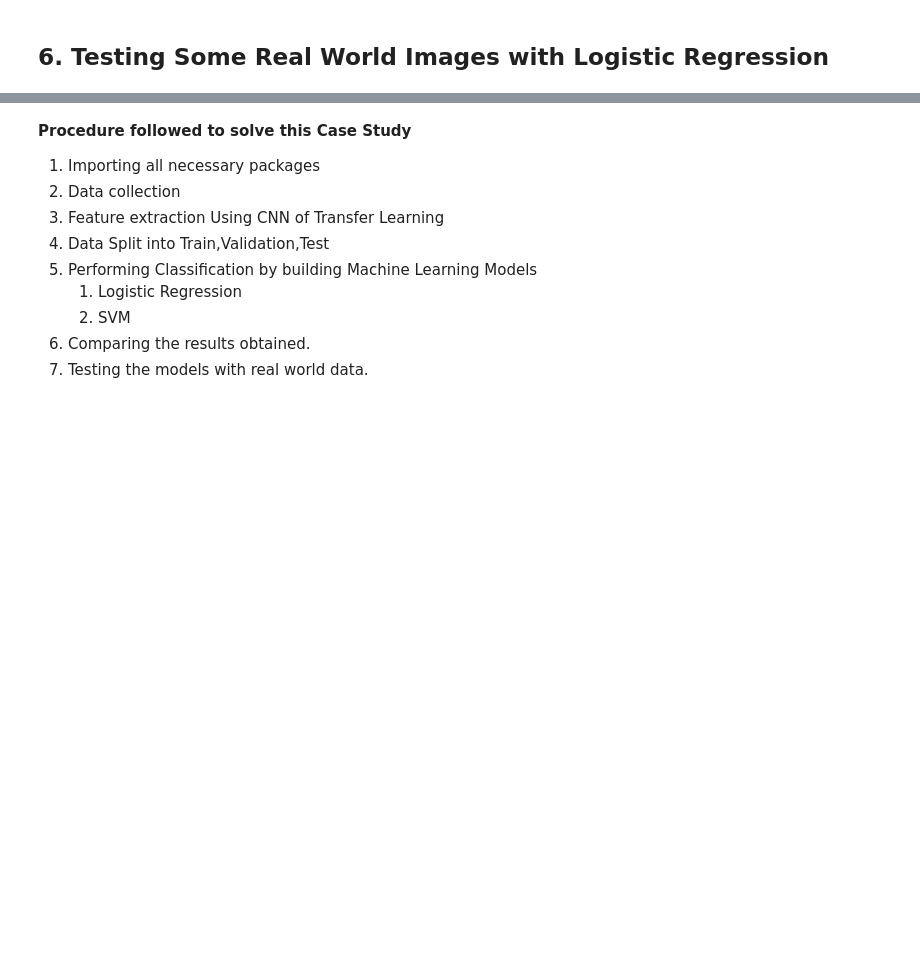
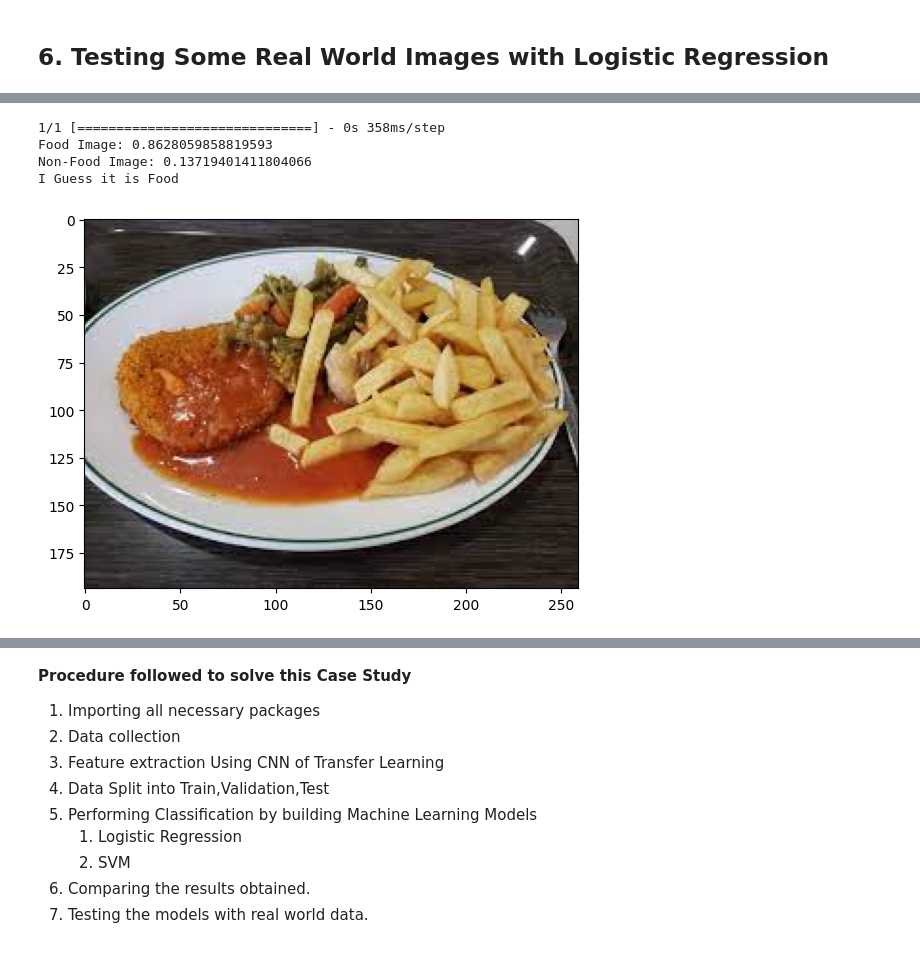
Before and after one commit to Federicosoldati/FoodImageClassification-MichelinGuide, a Jupyter notebook: FoodImage_Classification.ipynb, the cells around one changed output, grey strips where cells are left out. Drawn from its saved outputs; the diff is of its cells as text; code cells hidden in the pictures; blank space fills up the shorter version.

```diff
--- a/FoodImage_Classification.ipynb
+++ b/FoodImage_Classification.ipynb
@@ -474,0 +416,8 @@ I Guess it is Non-Food
+# %%
+image_classifier('alma3.jfif')
+# %% [output]
+1/1 [==============================] - 0s 358ms/step
+Food Image: 0.8628059858819593
+Non-Food Image: 0.13719401411804066
+I Guess it is Food
+[figure, added]
```
Also changed, not shown: parts of 32 cells of this notebook.
